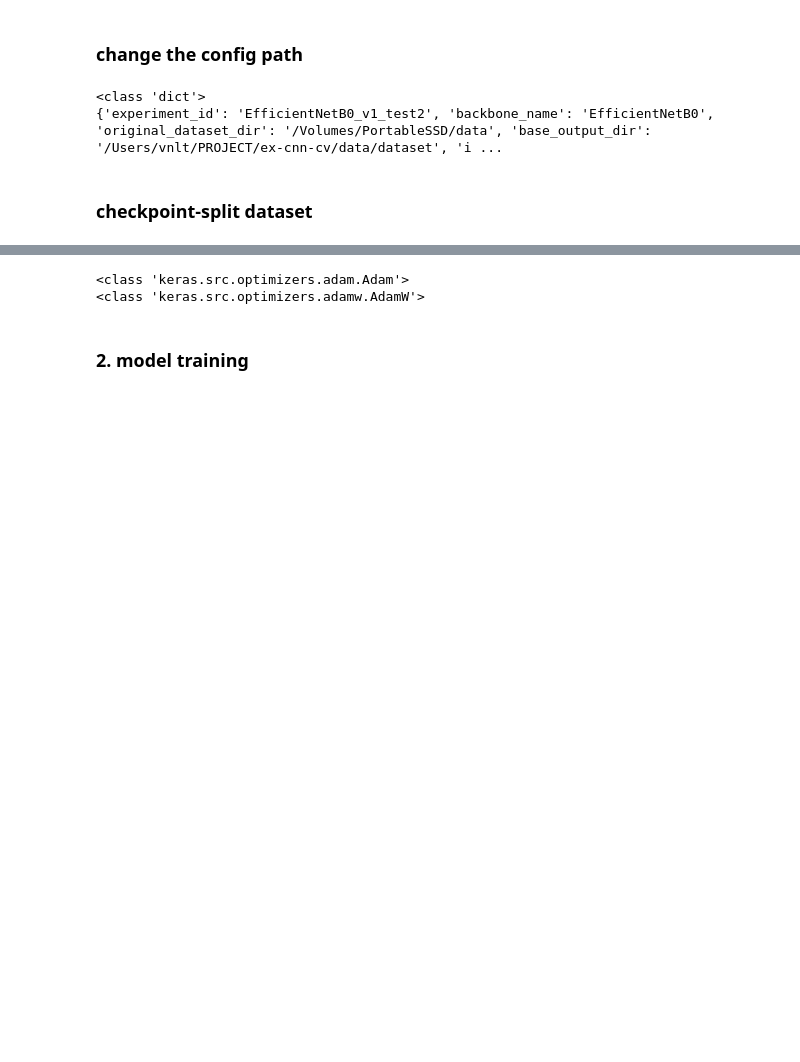
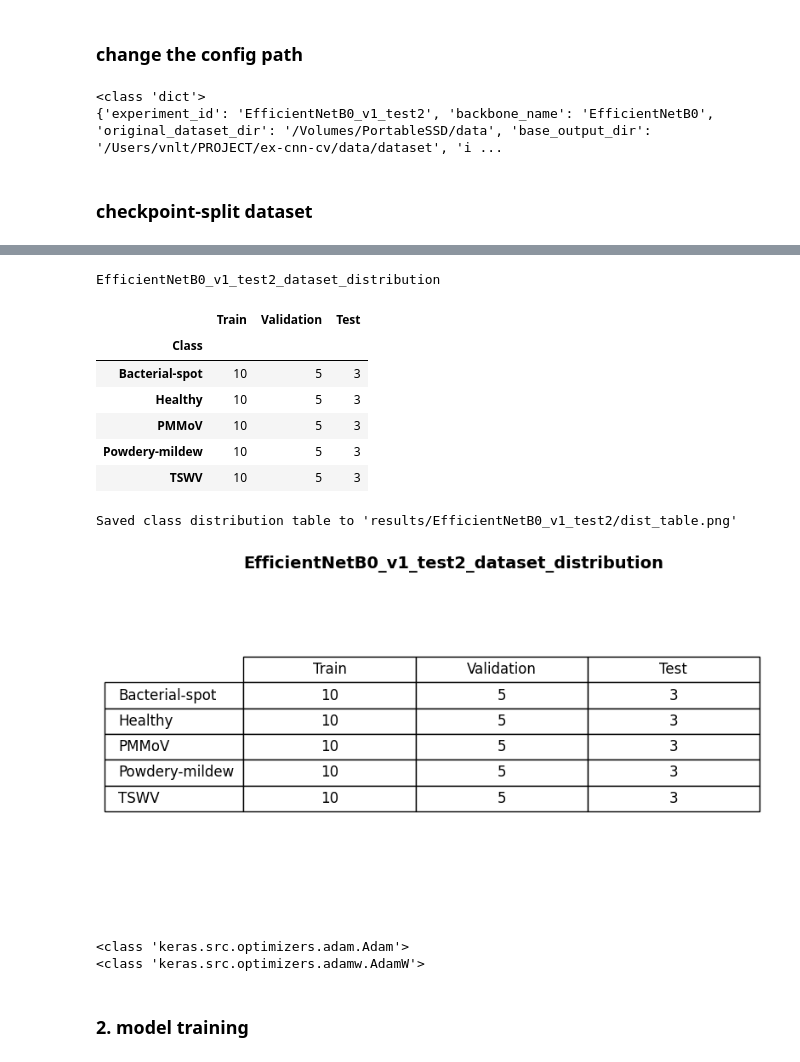
Before and after one commit to vnltbb/ex-cnn-cv-ca, a Jupyter notebook: notebooks/runner.ipynb, the cells around one changed output, grey strips where cells are left out. Drawn from its saved outputs; the diff is of its cells as text; code cells hidden in the pictures; blank space fills up the shorter version.

Commit message:
add data distribution and val-gen fix

```diff
--- a/notebooks/runner.ipynb
+++ b/notebooks/runner.ipynb
@@ -100,4 +101,23 @@ Found 5 images belonging to 5 classes.
 Found 15 images belonging to 5 classes.
+# %%
+class_distribution(
+    train_gen,
+    val_gen,
+    test_gen,
+    config,
+    save_path=f"{save_dir}/dist_table.png"
+)
+# %% [output]
+EfficientNetB0_v1_test2_dataset_distribution
+|  | Train | Validation | Test |
+| Class |  |  |  |
+| Bacterial-spot | 10 | 5 | 3 |
+| Healthy | 10 | 5 | 3 |
+| PMMoV | 10 | 5 | 3 |
+| Powdery-mildew | 10 | 5 | 3 |
+| TSWV | 10 | 5 | 3 |
+Saved class distribution table to 'results/EfficientNetB0_v1_test2/dist_table.png'
+[figure, added]
 # %%
 from tensorflow.keras.optimizers import Adam, AdamW
 print(Adam)
```
Also changed, not shown: parts of 3 cells of this notebook, 2 other files.
